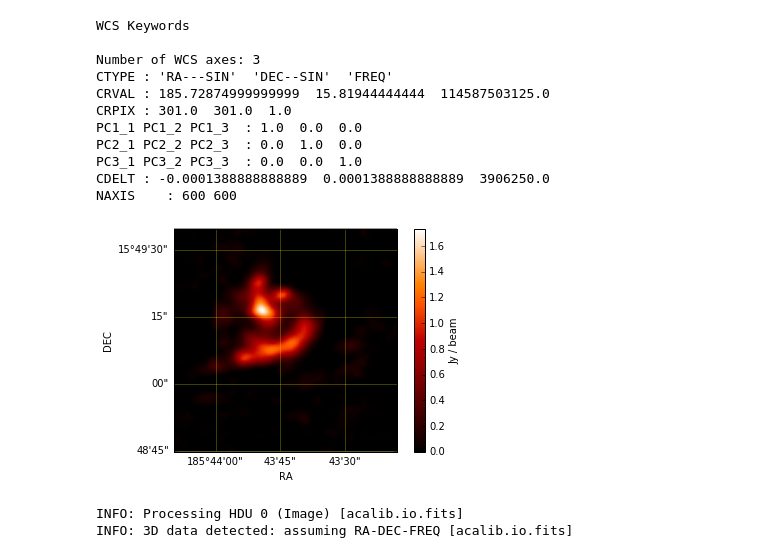
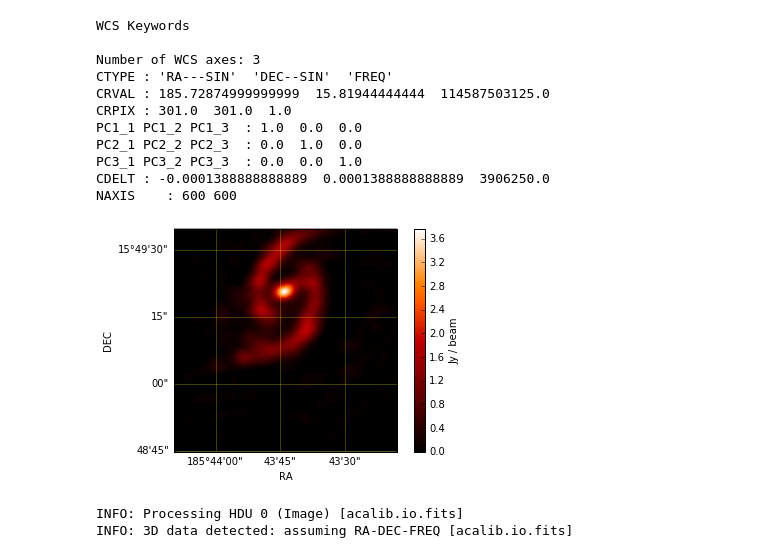
Before and after one commit to ChileanVirtualObservatory/acalib, a Jupyter notebook: notebooks/ACALib FONDEF.ipynb, the cells around one changed output. Saved outputs shown, nothing was run; the diff lists cells and outputs as text; code cells hidden in the pictures.

```diff
--- a/notebooks/ACALib FONDEF.ipynb
+++ b/notebooks/ACALib FONDEF.ipynb
@@ -205,13 +240,13 @@ PC3_1 PC3_2 PC3_3  : 0.0  0.0  1.0
 CDELT : -0.0001388888888889  0.0001388888888889  3906250.0
 NAXIS    : 600 600
 # %%
-lb=[10,250,250]
-ub=[20,350,350]
+lb=[5,250,250]
+ub=[35,350,350]
 M100cut = cut(den_M100,lower=lb,upper=ub)
 visualize(moment0(M100cut))
-#visualize(M100cut,contour=True)
+visualize(M100cut,contour=True)
 # %% [output]
-[figure, old version]
+[figure, new version]
 # %%
 new_cont = Container()
 new_cont.primary=M100cut
```
Also changed, not shown: parts of 10 cells of this notebook.
